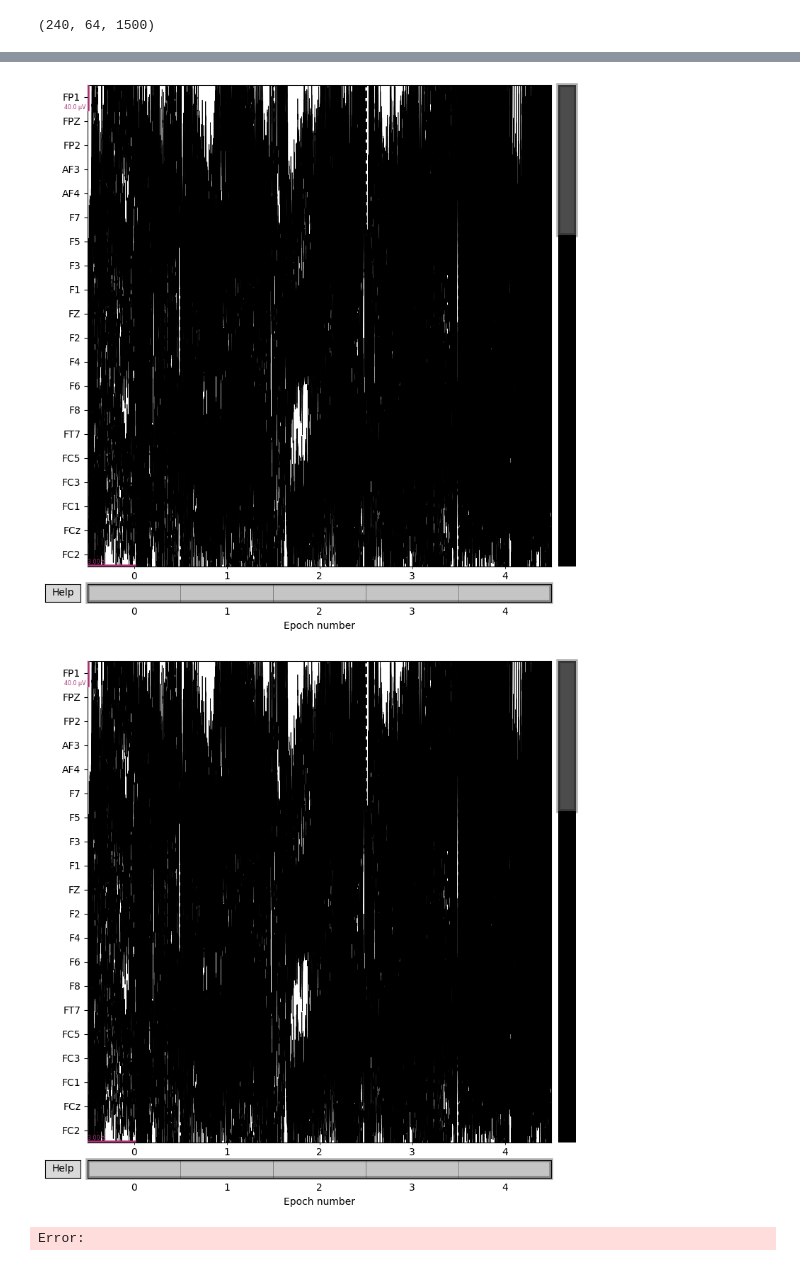
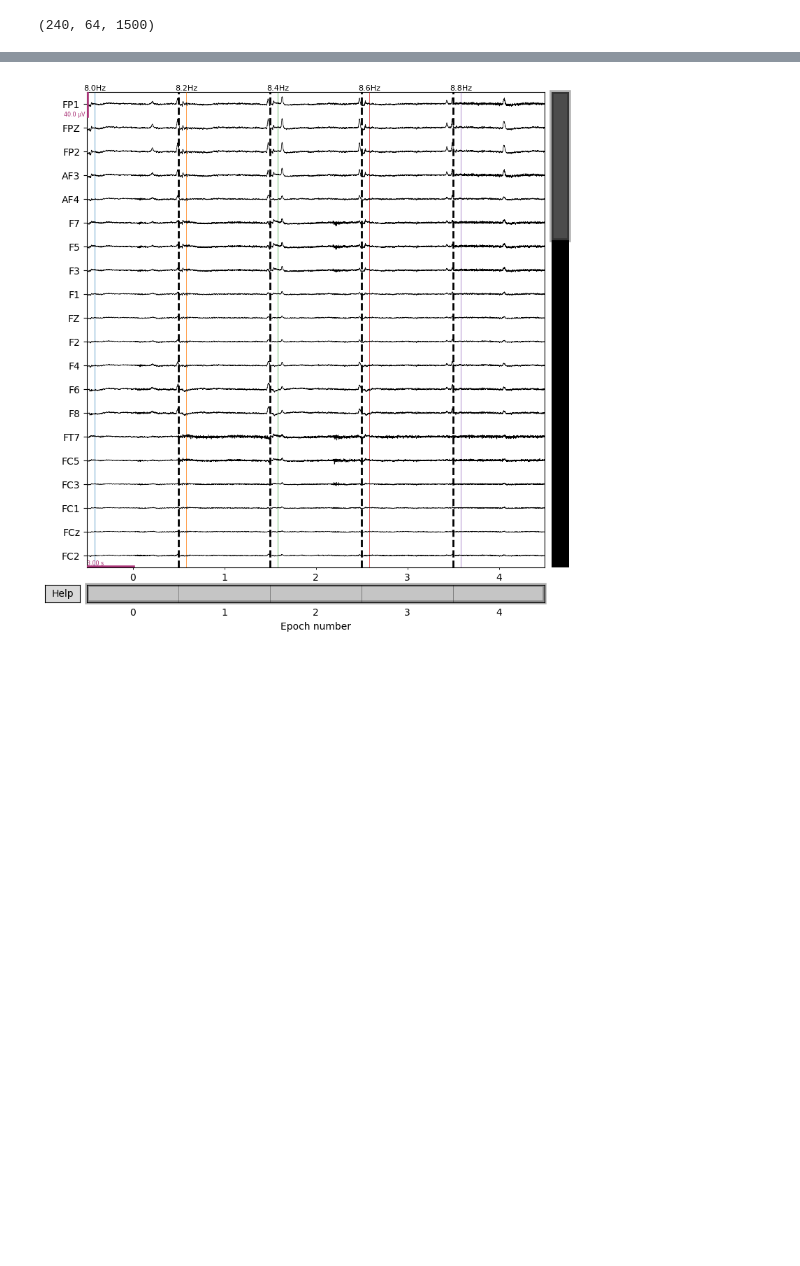
Before and after one commit to 4Meter/EEG_SSVEP, a Jupyter notebook: brenckmark_dataset/mat2epoch.ipynb, the cells around one changed output, grey strips where cells are left out. Drawn from its saved outputs; the diff is of its cells as text; code cells hidden in the pictures; blank space fills up the shorter version.

```diff
--- a/brenckmark_dataset/mat2epoch.ipynb
+++ b/brenckmark_dataset/mat2epoch.ipynb
@@ -4,7 +4,8 @@ import numpy as np
 import scipy.io
 
 # read .mat data file
-file = scipy.io.loadmat('S1.mat')
+filename = 'S1.mat'
+file = scipy.io.loadmat(filename)
 data = file['data']
 data.shape
 # %% [output]
@@ -76,6 +76,4 @@ array([ 8. ,  8.2,  8.4,  8.6,  8.8,  9. ,  9.2,  9.4,  9.6,  9.8, 10. ,
-# %%
-epochs[:5].plot()
-# %% [output]
-[figure, removed]
-[figure, removed]
-Error:
+# %%
+plt = epochs[:5].plot(events=events, event_id=event_dict)
+# %% [output]
+[figure, added]
```
Also changed, not shown: parts of 5 cells of this notebook.
